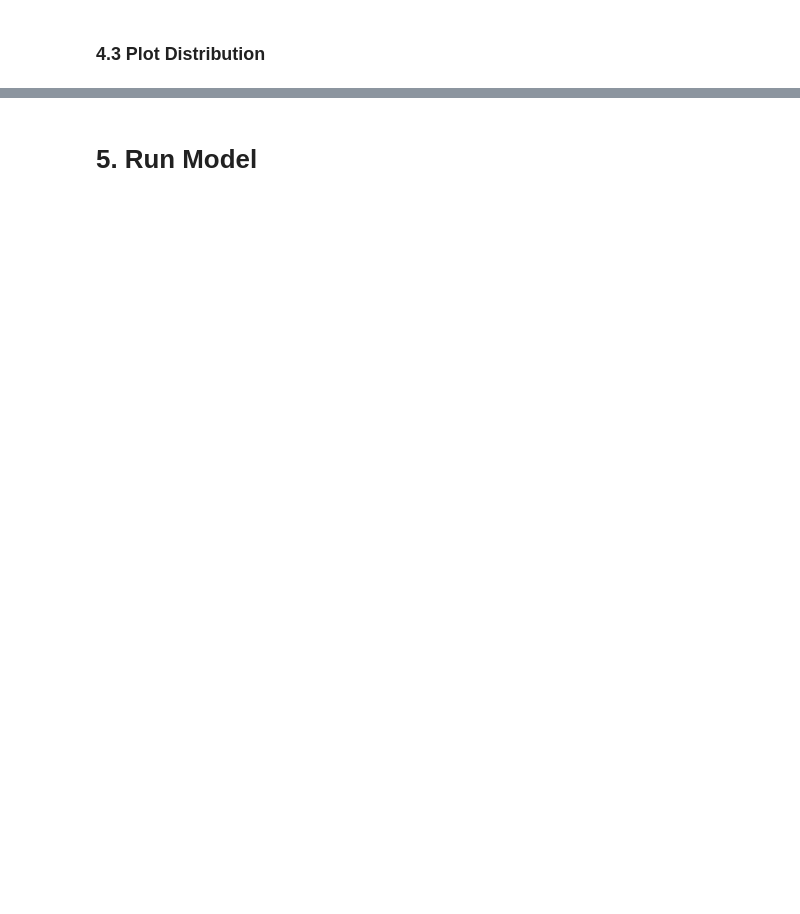
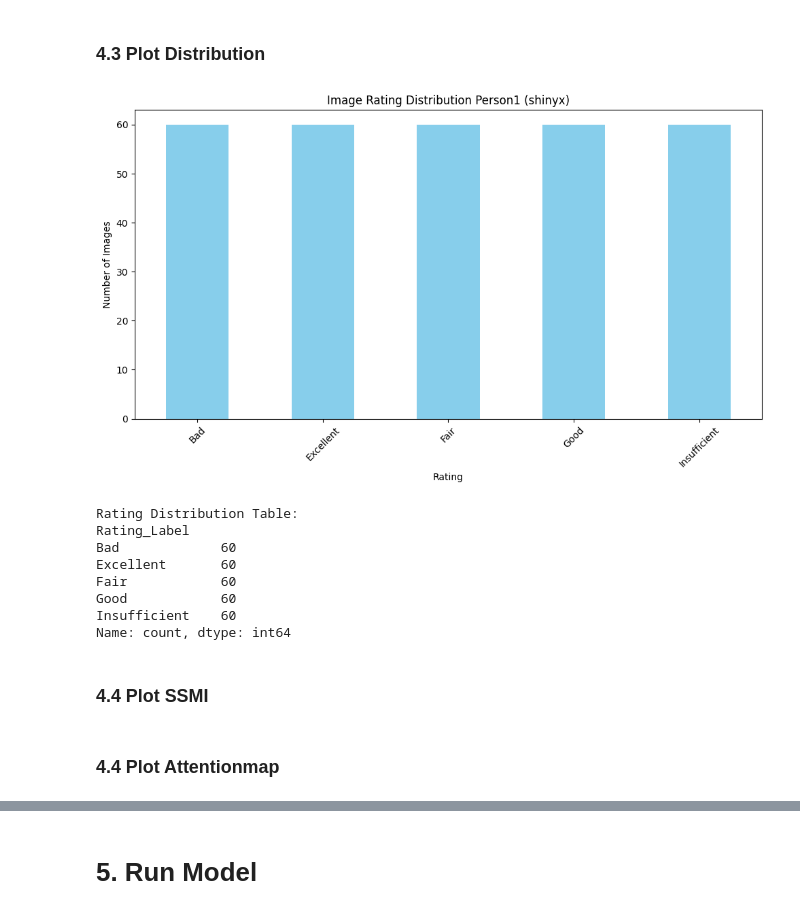
Before and after one commit to mgzzl/vision-transformer-for-image-quality-perception-of-individual-observers, a Jupyter notebook: ViT-IQA.ipynb, the cells around one changed output, grey strips where cells are left out. Drawn from its saved outputs; the diff is of its cells as text; code cells hidden in the pictures; blank space fills up the shorter version.

```diff
--- a/ViT-IQA.ipynb
+++ b/ViT-IQA.ipynb
@@ -294,8 +400,8 @@ plt.show()
 # %% [markdown]
 ### 4.3 Plot Distribution
 # %%
-csv_file = "/home/maxgan/WORKSPACE/UNI/BA/TIQ/assets/DatasetSubjective/Persons/Person_5_arktip/img_scores.csv"
-output_image_path = "/home/maxgan/WORKSPACE/UNI/BA/TIQ/assets/DatasetSubjective/Persons/Person_5_arktip/rating_distribution.png"
+# csv_file = "/home/maxgan/WORKSPACE/UNI/BA/TIQ/assets/Test/AccTestCsv/shinyxAccTest20-01-2023.csv"
+output_image_path = "C:/Users/SilverFear/Desktop/vision-transformer-for-image-quality-perception-of-individual-observers/assets/Test/AccTestCsv/rating_distribution_objectiveAccTest.png"
 # %%
 data = pd.read_csv(csv_file, header=None, skiprows=1)
 
@@ -316,14 +422,26 @@ total_images = class_counts.sum()
 # %%
 # Create a bar chart
 plt.figure(figsize=(10, 6))
 class_counts.plot(kind="bar", color='skyblue')
-plt.title("Image Rating Distribution")
+plt.title("Image Rating Distribution Person1 (shinyx)")
 plt.xlabel("Rating")
 plt.ylabel("Number of Images")
 plt.xticks(rotation=45)
 plt.tight_layout()
-# plt.savefig(output_image_path)
+plt.savefig(output_image_path)
 plt.show()
 # Display the table
 print("Rating Distribution Table:")
 print(class_counts)
+# %% [output]
+[figure, added]
+Rating Distribution Table:
+Rating_Label
+Bad             60
+Excellent       60
+Fair            60
+Good            60
+Insufficient    60
+Name: count, dtype: int64
+# %% [markdown]
+### 4.4 Plot SSMI
@@ -329,0 +494,2 @@ print(class_counts)
+# %% [markdown]
+### 4.4 Plot Attentionmap
```
Also changed, not shown: parts of 28 cells of this notebook.
